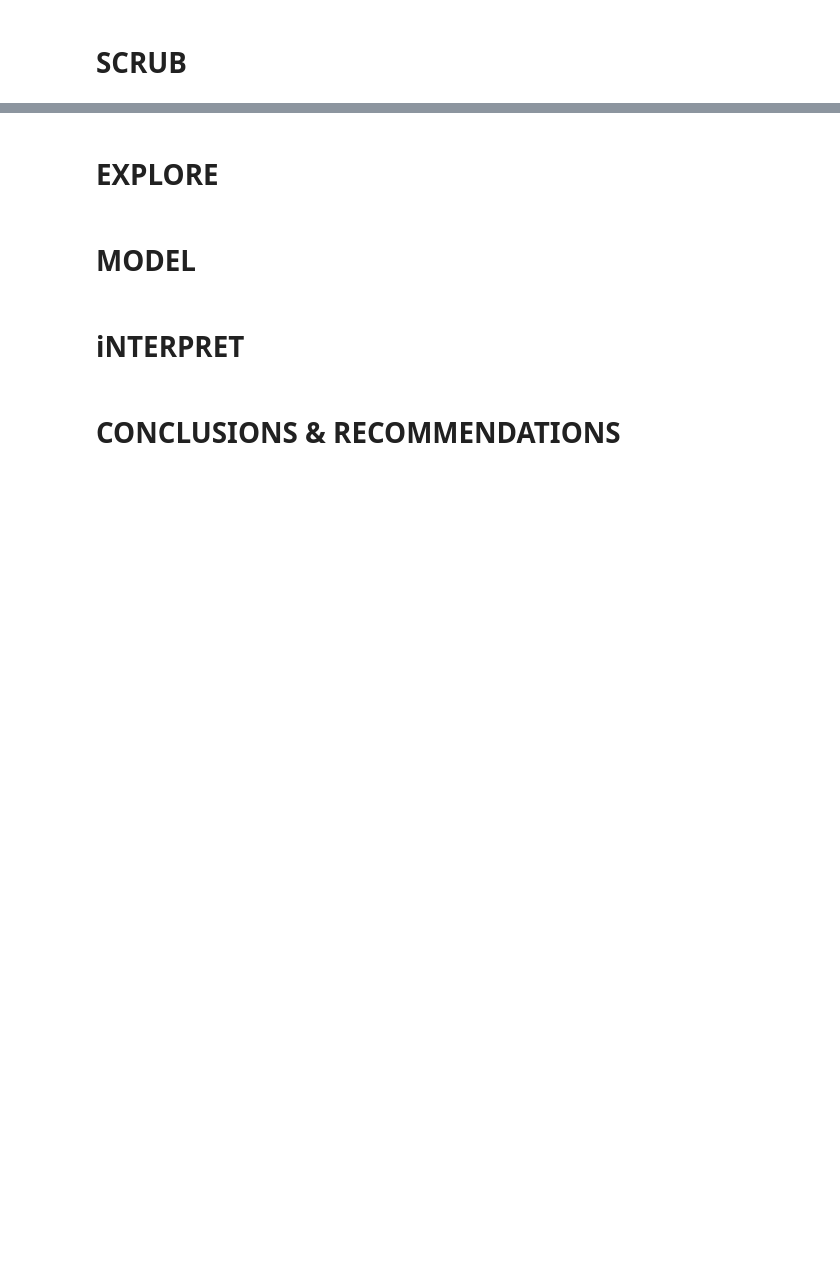
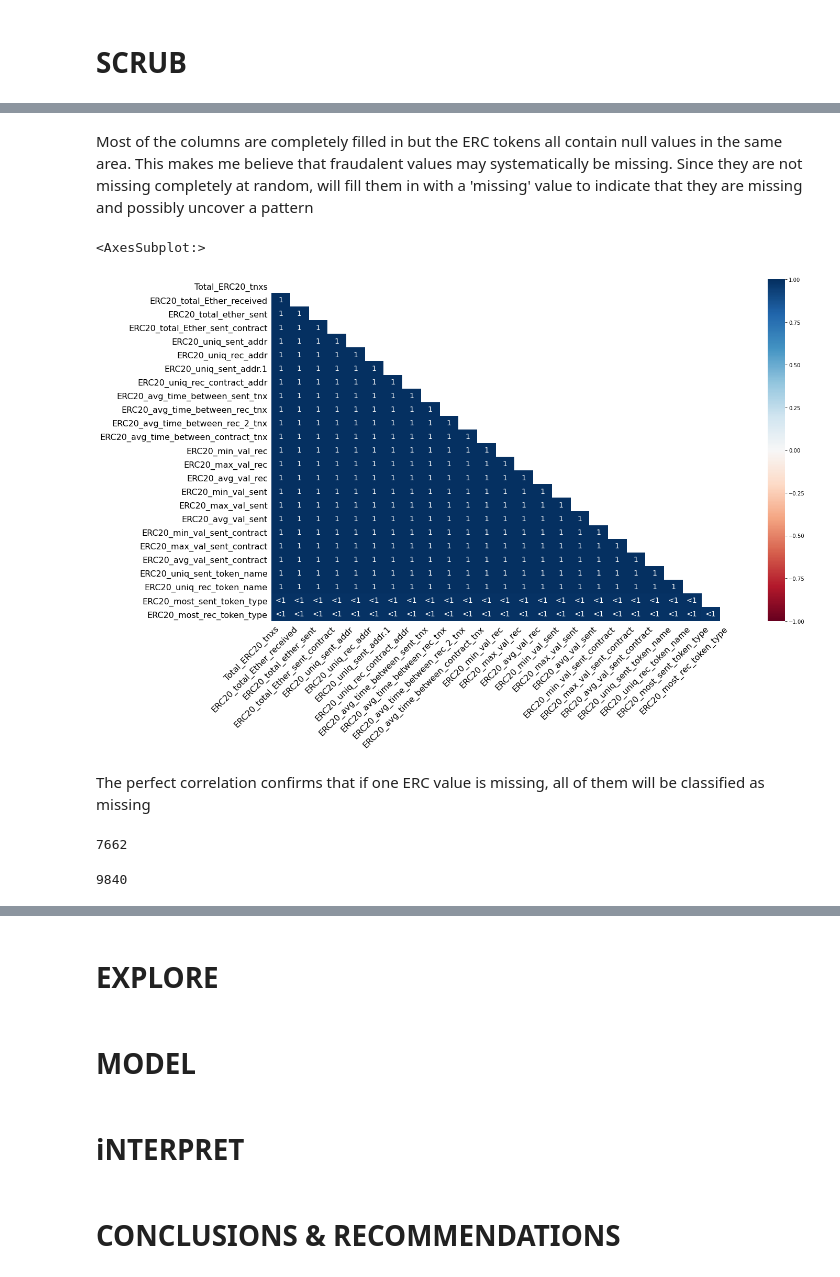
Before and after one commit to kuninethan95/OSEMN, a Jupyter notebook: index_OSEMN.ipynb, the cells around one changed output, grey strips where cells are left out. Drawn from its saved outputs; the diff is of its cells as text; code cells hidden in the pictures; blank space fills up the shorter version.

```diff
--- a/index_OSEMN.ipynb
+++ b/index_OSEMN.ipynb
@@ -146,0 +290,9 @@ ___
+# %% [markdown]
+Most of the columns are completely filled in but the ERC tokens all contain null values in the same area. This makes me believe that fraudalent values may systematically be missing. Since they are not missing completely at random, will fill them in with a 'missing' value to indicate that they are missing and possibly uncover a pattern
+# %%
+msno.heatmap(df)
+# %% [output]
+<AxesSubplot:>
+[figure, added]
+# %% [markdown]
+The perfect correlation confirms that if one ERC value is missing, all of them will be classified as missing
@@ -146,0 +303,8 @@ ___
+# %%
+import numpy as np
+np.array(missing)
+print(np.min(missing))
+np.max(missing)
+# %% [output]
+7662
+9840
```
Also changed, not shown: parts of 34 cells of this notebook, 1 other file.
